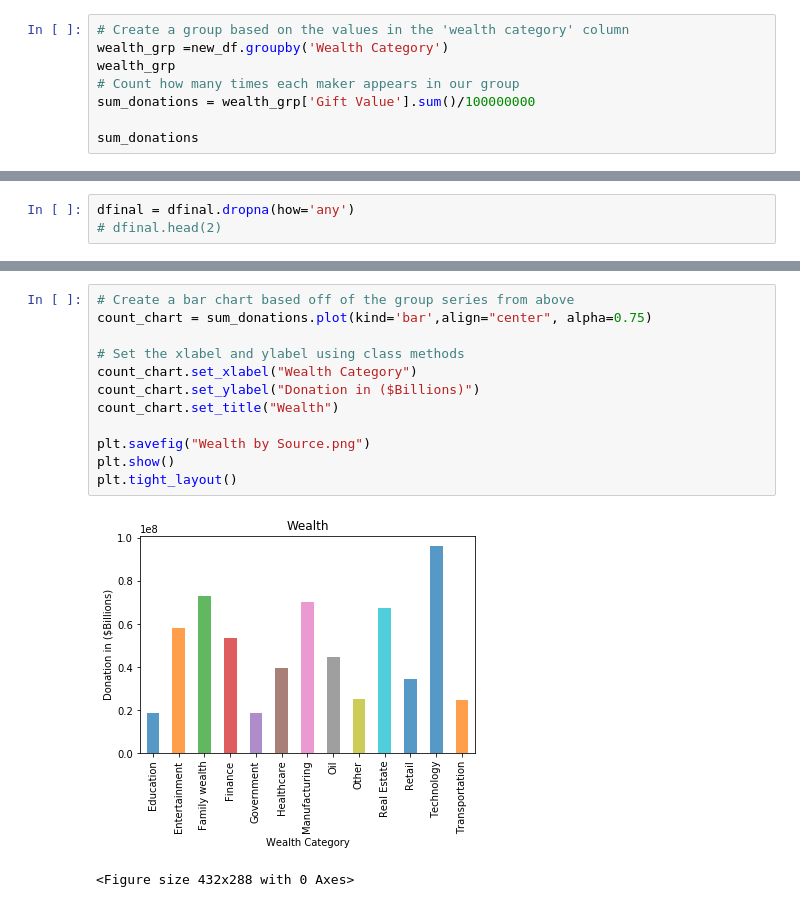
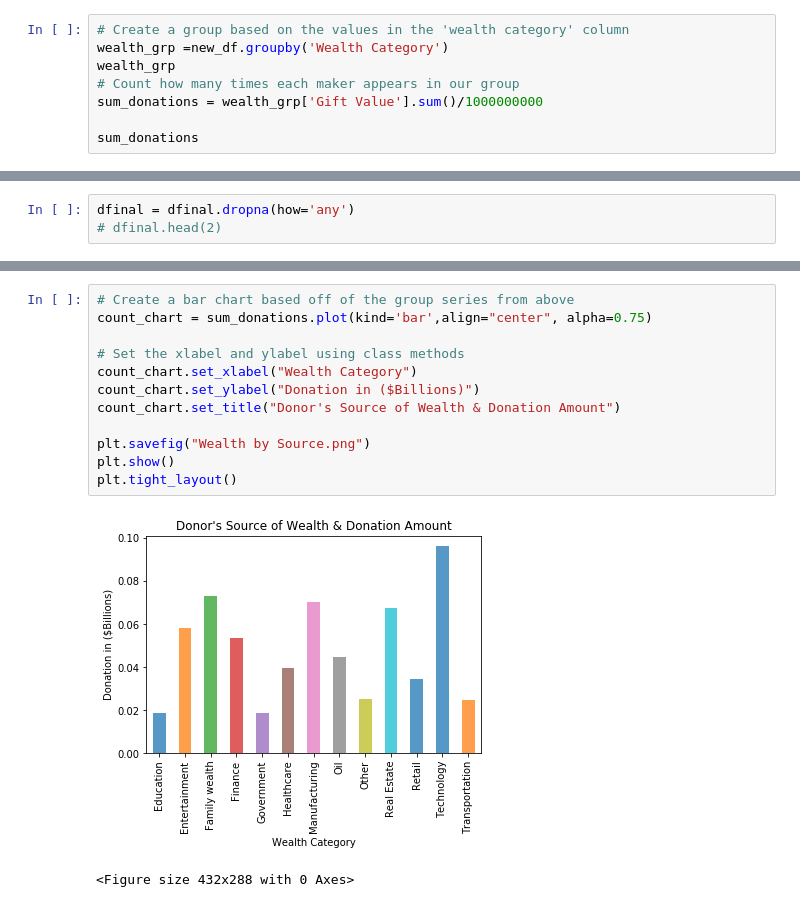
Before and after one commit to kjwunderlich/project-one---sphinx, a Jupyter notebook: Philanthropy_Data_Analysis.ipynb, the cells around one changed output, grey strips where cells are left out. Cells and saved outputs as stored; diff of their text form.

```diff
--- a/Philanthropy_Data_Analysis.ipynb
+++ b/Philanthropy_Data_Analysis.ipynb
@@ -167,7 +167,7 @@ df.head(2)
 wealth_grp =new_df.groupby('Wealth Category')
 wealth_grp
 # Count how many times each maker appears in our group
-sum_donations = wealth_grp['Gift Value'].sum()/100000000
+sum_donations = wealth_grp['Gift Value'].sum()/1000000000
 
 sum_donations
 # %% [output]
@@ -218,15 +216,15 @@ plt.show()
 # %%
 # Create a bar chart based off of the group series from above
 count_chart = sum_donations.plot(kind='bar',align="center", alpha=0.75)
 
 # Set the xlabel and ylabel using class methods
 count_chart.set_xlabel("Wealth Category")
 count_chart.set_ylabel("Donation in ($Billions)")
-count_chart.set_title("Wealth")
+count_chart.set_title("Donor's Source of Wealth & Donation Amount")
 
 plt.savefig("Wealth by Source.png")
 plt.show()
 plt.tight_layout()
 # %% [output]
-[figure, old version]
+[figure, new version]
 <Figure size 432x288 with 0 Axes>
```
Also changed, not shown: parts of 4 cells of this notebook, 1 other file.
